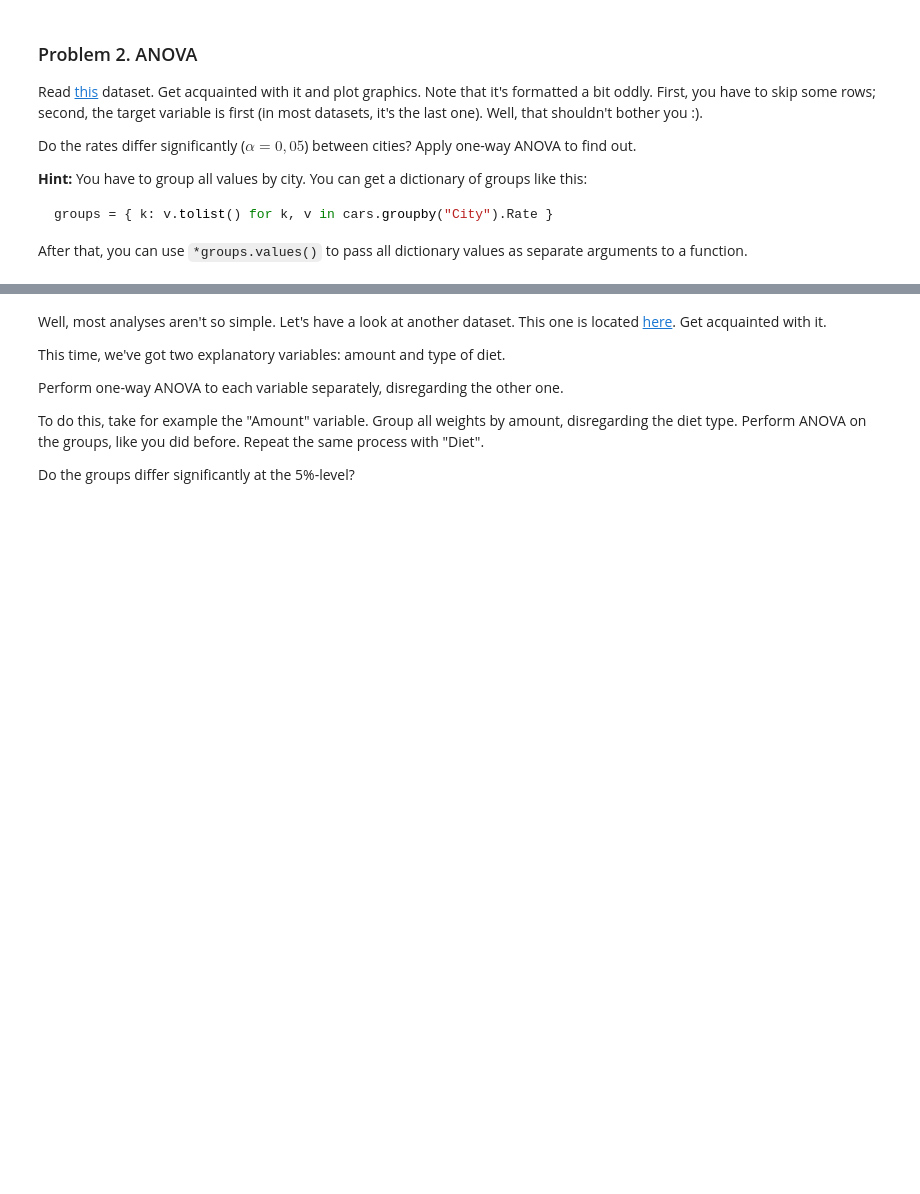
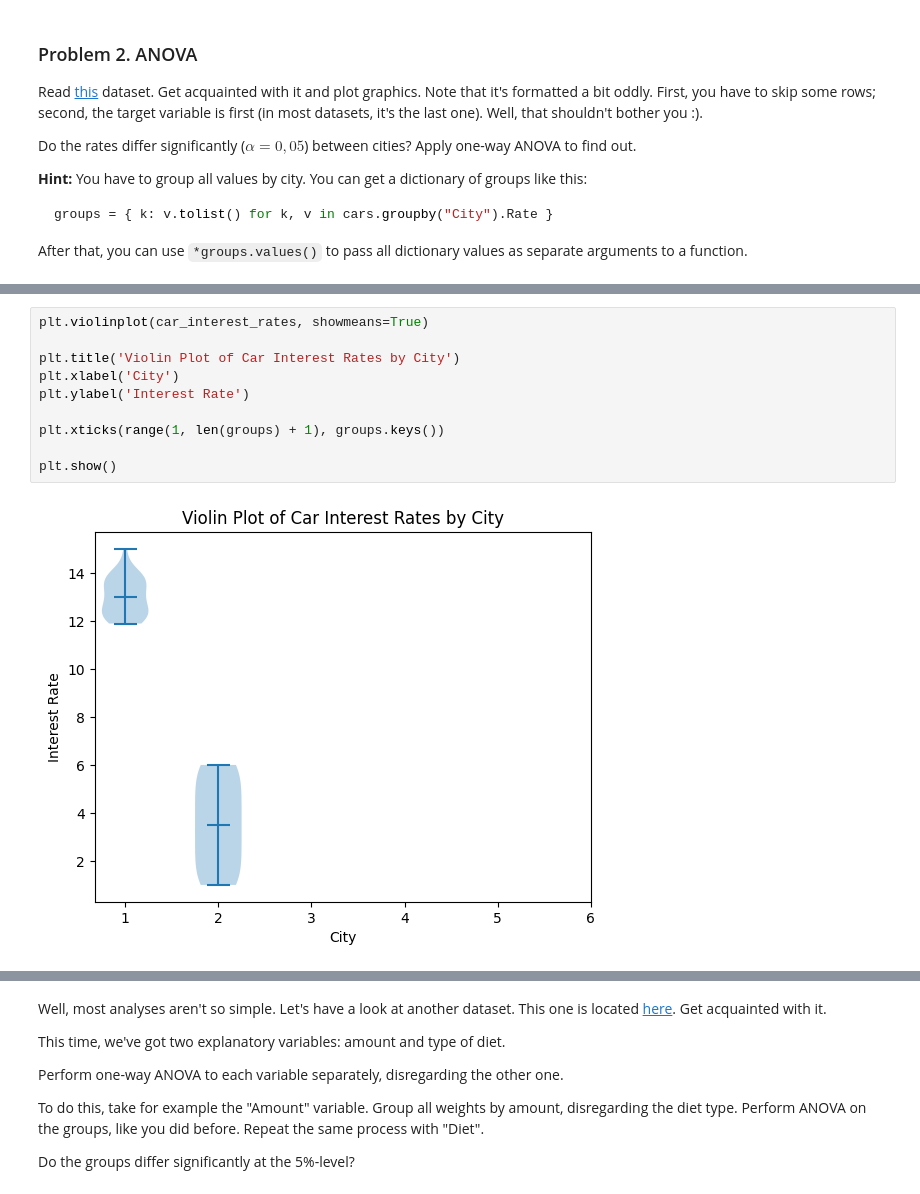
Before and after one commit to VilliTodorova/math_concepts_for_devs, a Jupyter notebook: 14.Hypothesis-Testing-Exercise/Hypothesis Testing Exercise - vt.ipynb, the cells around one changed output, grey strips where cells are left out. Drawn from its saved outputs; the diff is of its cells as text; blank space fills up the shorter version.

```diff
--- a/14.Hypothesis-Testing-Exercise/Hypothesis Testing Exercise - vt.ipynb
+++ b/14.Hypothesis-Testing-Exercise/Hypothesis Testing Exercise - vt.ipynb
@@ -91,0 +165,12 @@
+# %%
+plt.violinplot(car_interest_rates, showmeans=True)
+
+plt.title('Violin Plot of Car Interest Rates by City')
+plt.xlabel('City')
+plt.ylabel('Interest Rate')
+
+plt.xticks(range(1, len(groups) + 1), groups.keys())
+
+plt.show()
+# %% [output]
+[figure, added]
```
Also changed, not shown: parts of 13 cells of this notebook.
